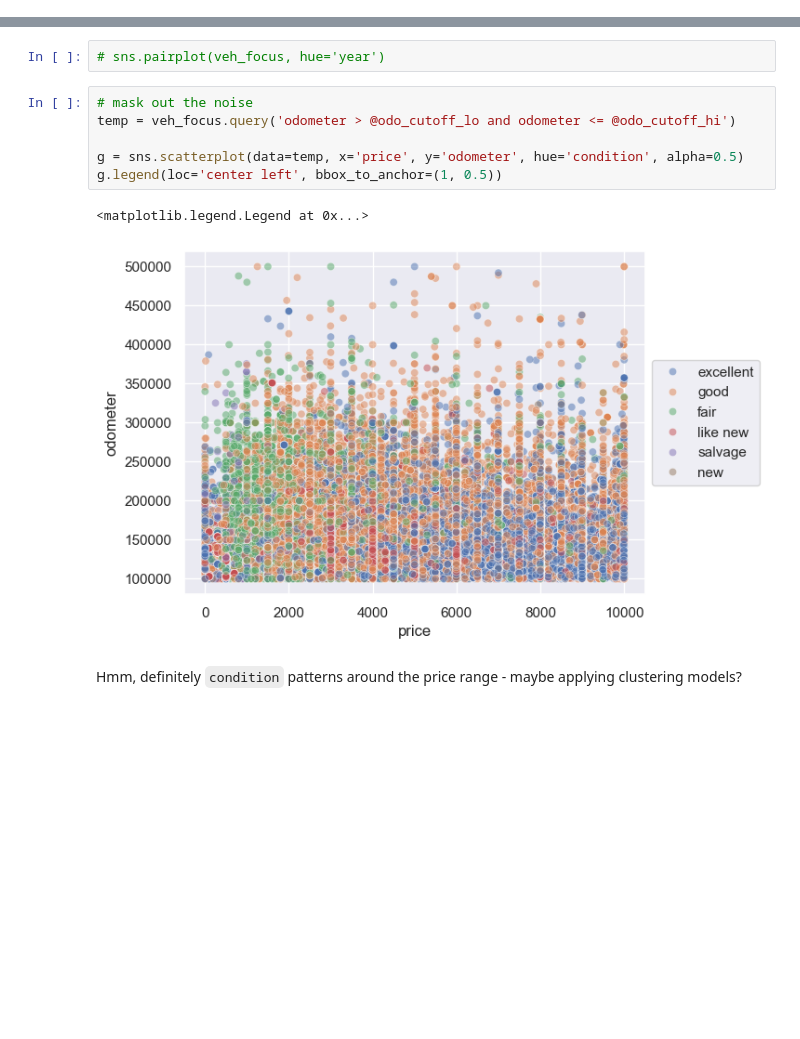
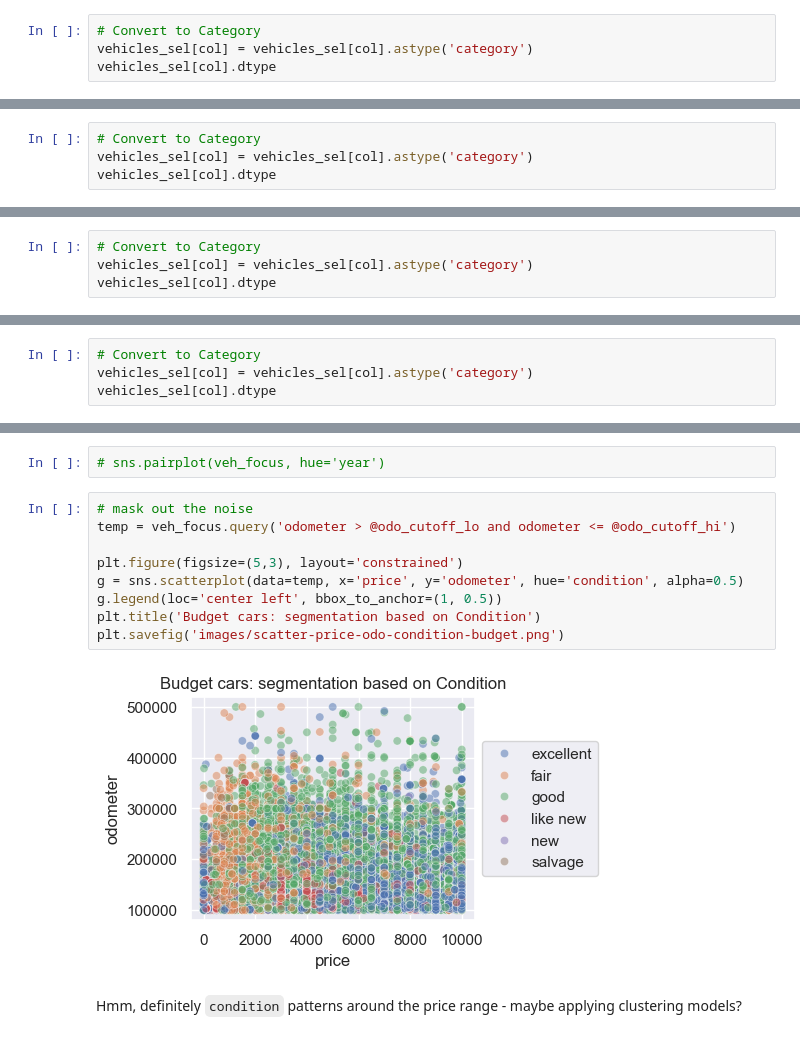
Before and after one commit to fazeelgm/UCB_ML_AI_PracticalApp_II, a Jupyter notebook: DataInvestigation.ipynb, the cells around one changed output, grey strips where cells are left out. Drawn from its saved outputs; the diff is of its cells as text; blank space fills up the shorter version.

````diff
--- a/DataInvestigation.ipynb
+++ b/DataInvestigation.ipynb
@@ -776,3 +896,7 @@ my_utils.value_counts_2df(vehicles_raw, vehicles_sel, 'Raw#', 'Sel#', col, dropn
 | 1 | fwd | 105517 | 92388 |
 | 2 | rwd | 58892 | 49206 |
 | 3 | 0 | 130567 | 108118 |
+# %%
+# Convert to Category
+vehicles_sel[col] = vehicles_sel[col].astype('category')
+vehicles_sel[col].dtype
@@ -799,3 +928,7 @@ my_utils.value_counts_2df(vehicles_raw, vehicles_sel, 'Raw#', 'Sel#', col, dropn
 | 2 | mid-size | 34476 | 30576 |
 | 3 | sub-compact | 3194 | 2556 |
 | 4 | 0 | 306361 | 256362 |
+# %%
+# Convert to Category
+vehicles_sel[col] = vehicles_sel[col].astype('category')
+vehicles_sel[col].dtype
@@ -822,3 +960,7 @@ my_utils.value_counts_2df(vehicles_raw, vehicles_sel, 'Raw#', 'Sel#', col, dropn
 | 2 | convertible | 7731 | 6449 |
 | 3 | coupe | 19204 | 16033 |
 | 4 | hatchback | 16598 | 14398 |
+# %%
+# Convert to Category
+vehicles_sel[col] = vehicles_sel[col].astype('category')
+vehicles_sel[col].dtype
@@ -845,3 +992,7 @@ my_utils.value_counts_2df(vehicles_raw, vehicles_sel, 'Raw#', 'Sel#', col, dropn
 | 2 | brown | 6593 | 5920 |
 | 3 | custom | 6700 | 5921 |
 | 4 | green | 7343 | 6386 |
+# %%
+# Convert to Category
+vehicles_sel[col] = vehicles_sel[col].astype('category')
+vehicles_sel[col].dtype
@@ -927,12 +1082,14 @@ veh_focus = veh_budget
 # %%
 # mask out the noise
 temp = veh_focus.query('odometer > @odo_cutoff_lo and odometer <= @odo_cutoff_hi')
 
+plt.figure(figsize=(5,3), layout='constrained')
 g = sns.scatterplot(data=temp, x='price', y='odometer', hue='condition', alpha=0.5)
 g.legend(loc='center left', bbox_to_anchor=(1, 0.5))
+plt.title('Budget cars: segmentation based on Condition')
+plt.savefig('images/scatter-price-odo-condition-budget.png')
 # %% [output]
-<matplotlib.legend.Legend at 0x...>
-[figure, old version]
+[figure, new version]
 # %% [markdown]
 Hmm, definitely ```condition``` patterns around the price range - maybe applying clustering models?
 # %%
````
Also changed, not shown: parts of 38 cells of this notebook, 1 other file.
